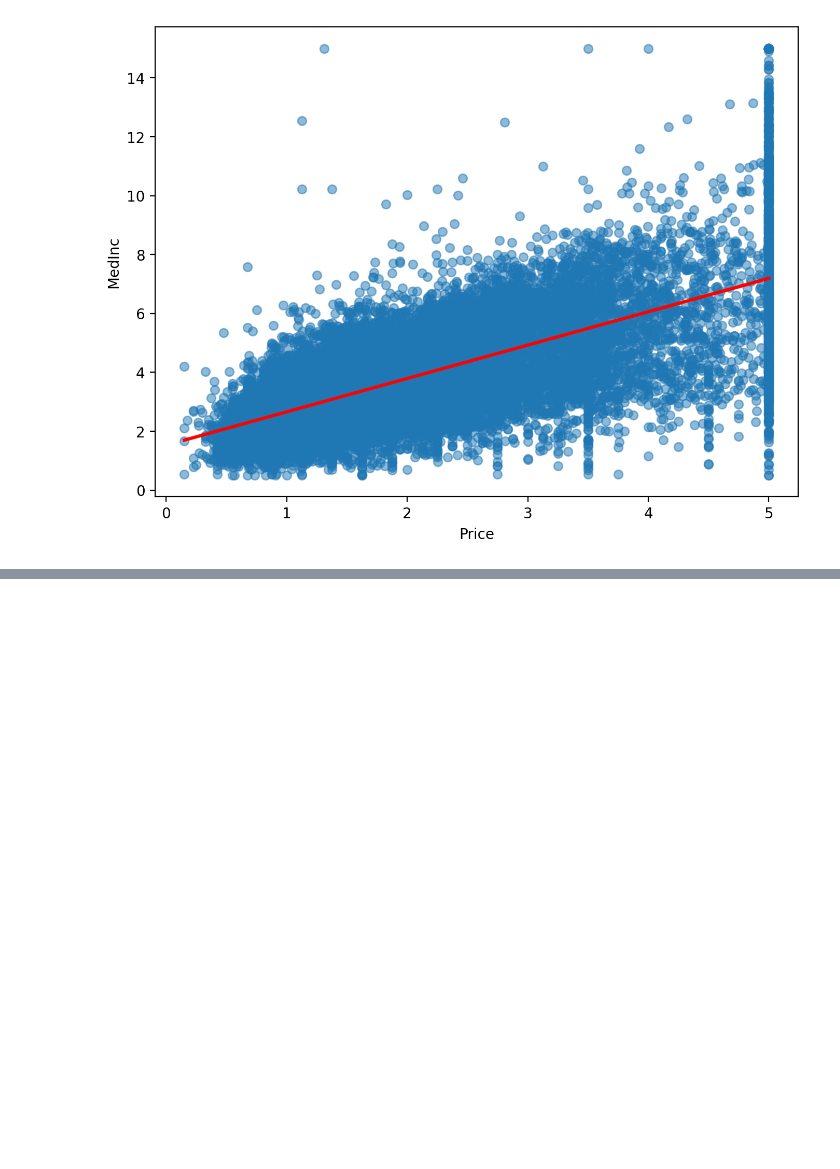
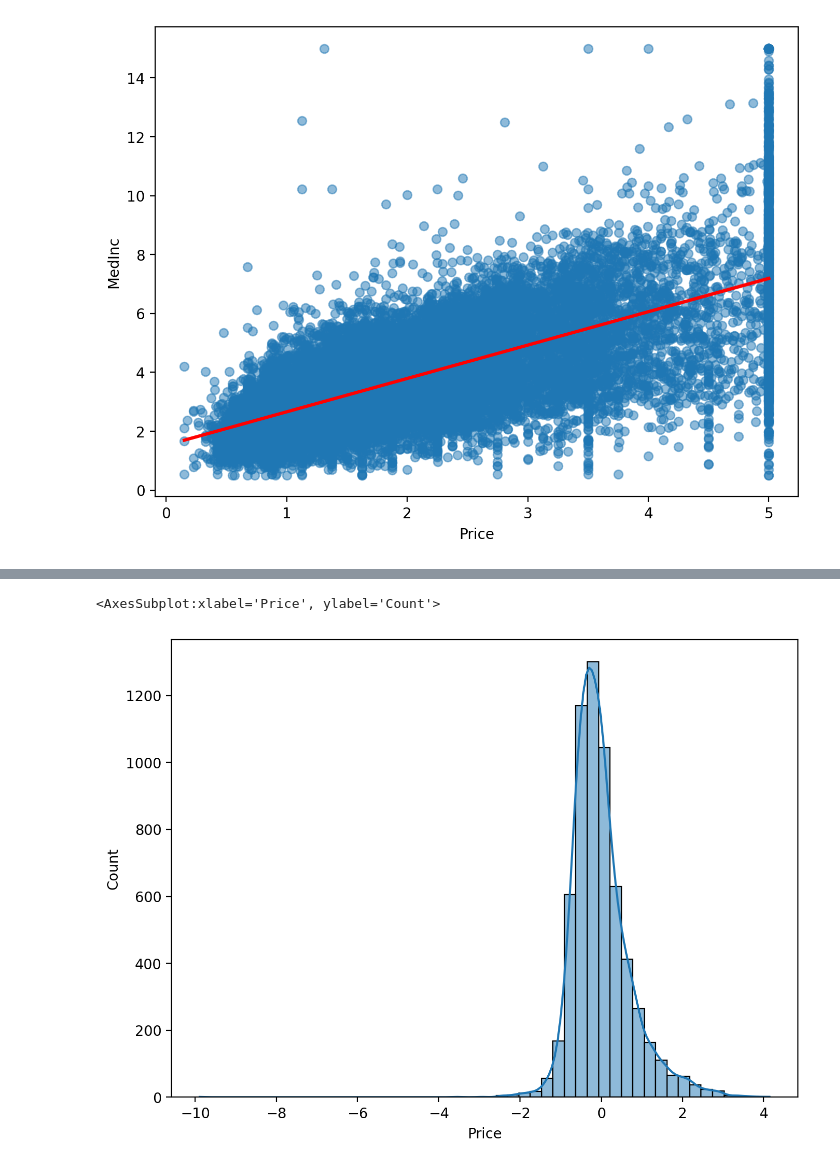
Before and after one commit to alfandysurya2/portfolio, a Jupyter notebook: Basic MLOps Project 1 - Regression Case/notebook/california_housing_regression.ipynb, the cells around one changed output, grey strips where cells are left out. Cells and saved outputs as stored; diff of their text form; code cells hidden in the pictures; blank space fills up the shorter version.

```diff
--- a/Basic MLOps Project 1 - Regression Case/notebook/california_housing_regression.ipynb
+++ b/Basic MLOps Project 1 - Regression Case/notebook/california_housing_regression.ipynb
@@ -171,0 +270,3 @@ Text(0.5, 0, 'Price')
+# %%
+residuals = y_test - y_pred
+residuals
@@ -171,0 +286,6 @@ Text(0.5, 0, 'Price')
+# %%
+fig, ax = plt.subplots(figsize=(8,6), dpi=200)
+sns.histplot(residuals, bins=50, kde=True, ax=ax)
+# %% [output]
+<AxesSubplot:xlabel='Price', ylabel='Count'>
+[figure, added]
```
Also changed, not shown: parts of 35 cells of this notebook, 2 other files.
